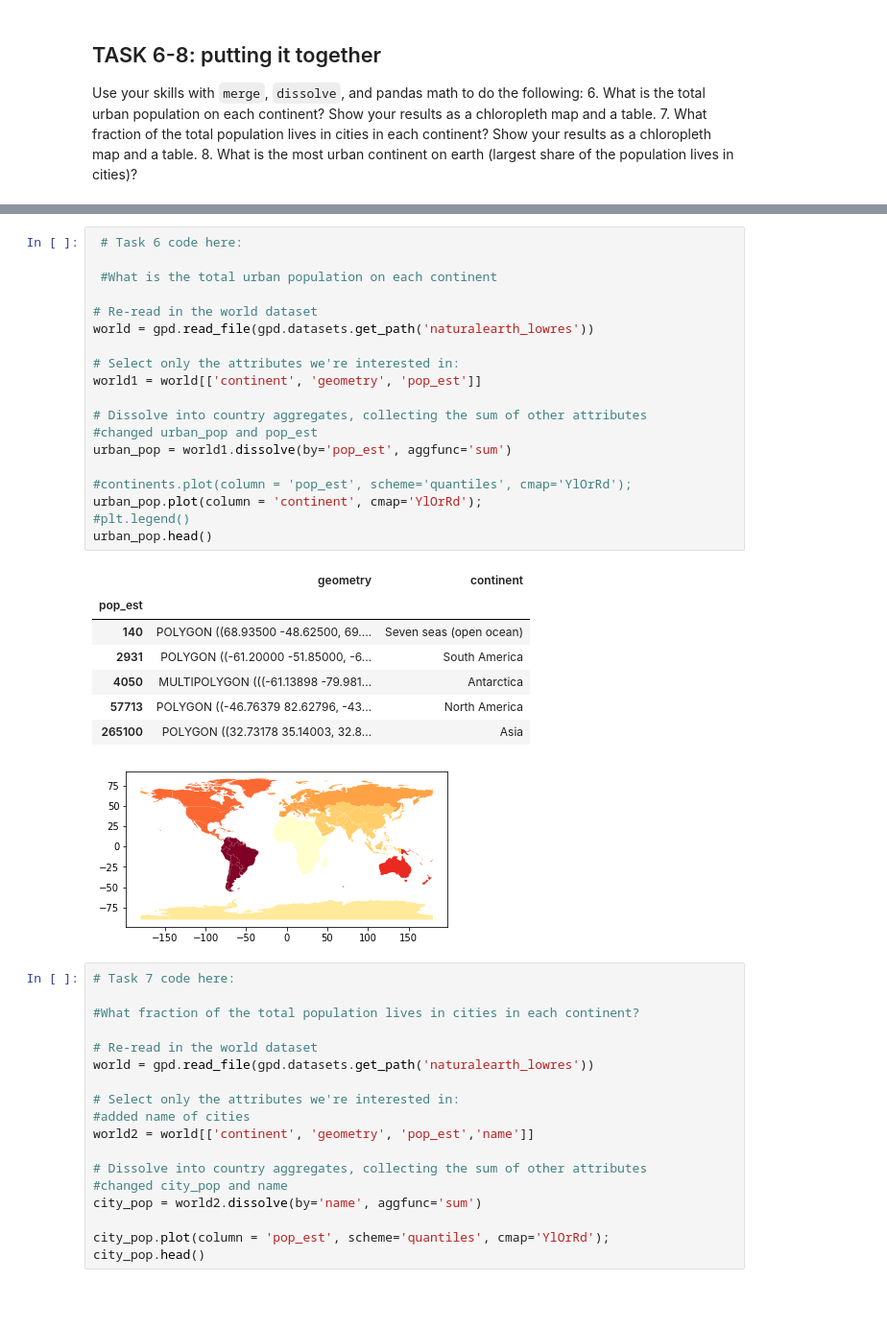
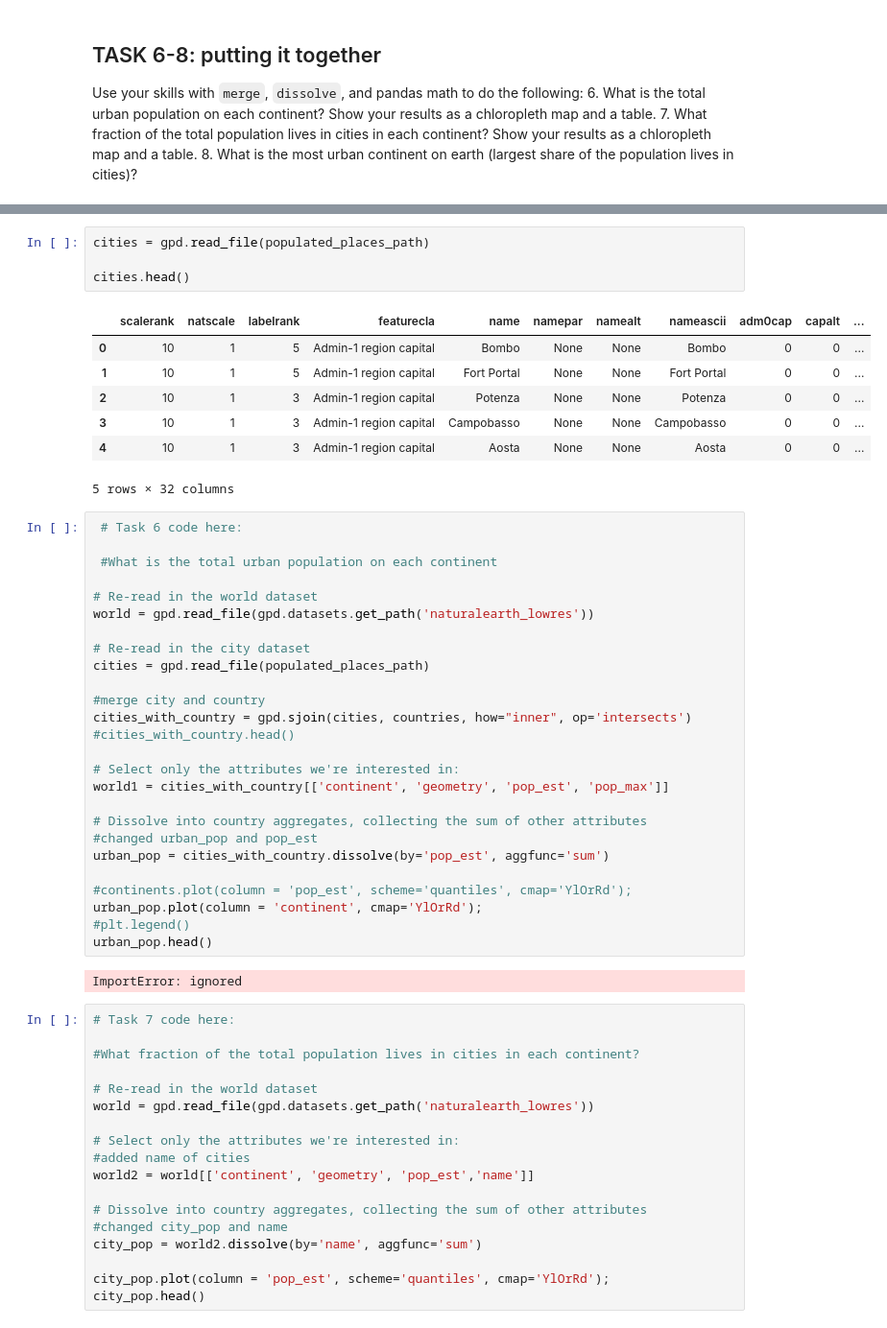
Before and after one commit to MarilynSmith1/EnvDatSci22, a Jupyter notebook: CodeSprints/VectorData101.ipynb, the cells around one changed output, grey strips where cells are left out. Shown at 96% size. Saved outputs shown, nothing was run; the diff lists cells and outputs as text; blank space fills up the shorter version.

```diff
--- a/CodeSprints/VectorData101.ipynb
+++ b/CodeSprints/VectorData101.ipynb
@@ -735,3 +730,15 @@ world.head(10)
+# %%
+cities = gpd.read_file(populated_places_path)
+
+cities.head()
+# %% [output]
+|  | scalerank | natscale | labelrank | featurecla | name | namepar | namealt | nameascii | adm0cap | capalt | ... |
+| 0 | 10 | 1 | 5 | Admin-1 region capital | Bombo | None | None | Bombo | 0 | 0 | ... |
+| 1 | 10 | 1 | 5 | Admin-1 region capital | Fort Portal | None | None | Fort Portal | 0 | 0 | ... |
+| 2 | 10 | 1 | 3 | Admin-1 region capital | Potenza | None | None | Potenza | 0 | 0 | ... |
+| 3 | 10 | 1 | 3 | Admin-1 region capital | Campobasso | None | None | Campobasso | 0 | 0 | ... |
+| 4 | 10 | 1 | 3 | Admin-1 region capital | Aosta | None | None | Aosta | 0 | 0 | ... |
+5 rows × 32 columns
 # %%
  # Task 6 code here:
 
@@ -740,26 +747,26 @@ world.head(10)
 # Re-read in the world dataset
 world = gpd.read_file(gpd.datasets.get_path('naturalearth_lowres'))
 
+# Re-read in the city dataset
+cities = gpd.read_file(populated_places_path)
+
+#merge city and country
+cities_with_country = gpd.sjoin(cities, countries, how="inner", op='intersects')
+#cities_with_country.head()
+
 # Select only the attributes we're interested in:
-world1 = world[['continent', 'geometry', 'pop_est']]
+world1 = cities_with_country[['continent', 'geometry', 'pop_est', 'pop_max']]
 
 # Dissolve into country aggregates, collecting the sum of other attributes
 #changed urban_pop and pop_est
-urban_pop = world1.dissolve(by='pop_est', aggfunc='sum')
+urban_pop = cities_with_country.dissolve(by='pop_est', aggfunc='sum')
 
 #continents.plot(column = 'pop_est', scheme='quantiles', cmap='YlOrRd');
 urban_pop.plot(column = 'continent', cmap='YlOrRd');
 #plt.legend()
 urban_pop.head()
 # %% [output]
-|  | geometry | continent |
-| pop_est |  |  |
-| 140 | POLYGON ((68.93500 -48.62500, 69.... | Seven seas (open ocean) |
-| 2931 | POLYGON ((-61.20000 -51.85000, -6... | South America |
-| 4050 | MULTIPOLYGON (((-61.13898 -79.981... | Antarctica |
-| 57713 | POLYGON ((-46.76379 82.62796, -43... | North America |
-| 265100 | POLYGON ((32.73178 35.14003, 32.8... | Asia |
-[figure, removed]
+ImportError: ignored
 # %%
 # Task 7 code here:
 
```
Also changed, not shown: parts of 1 cell of this notebook.
